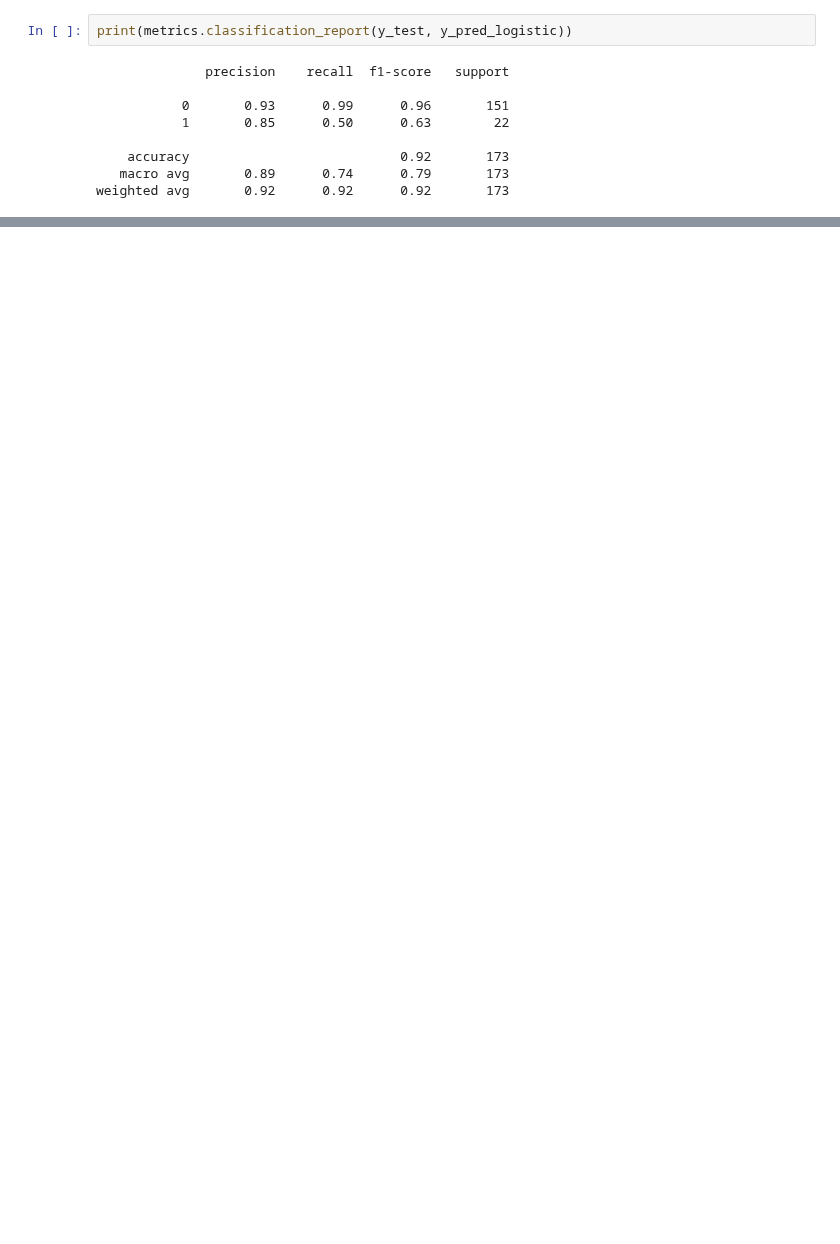
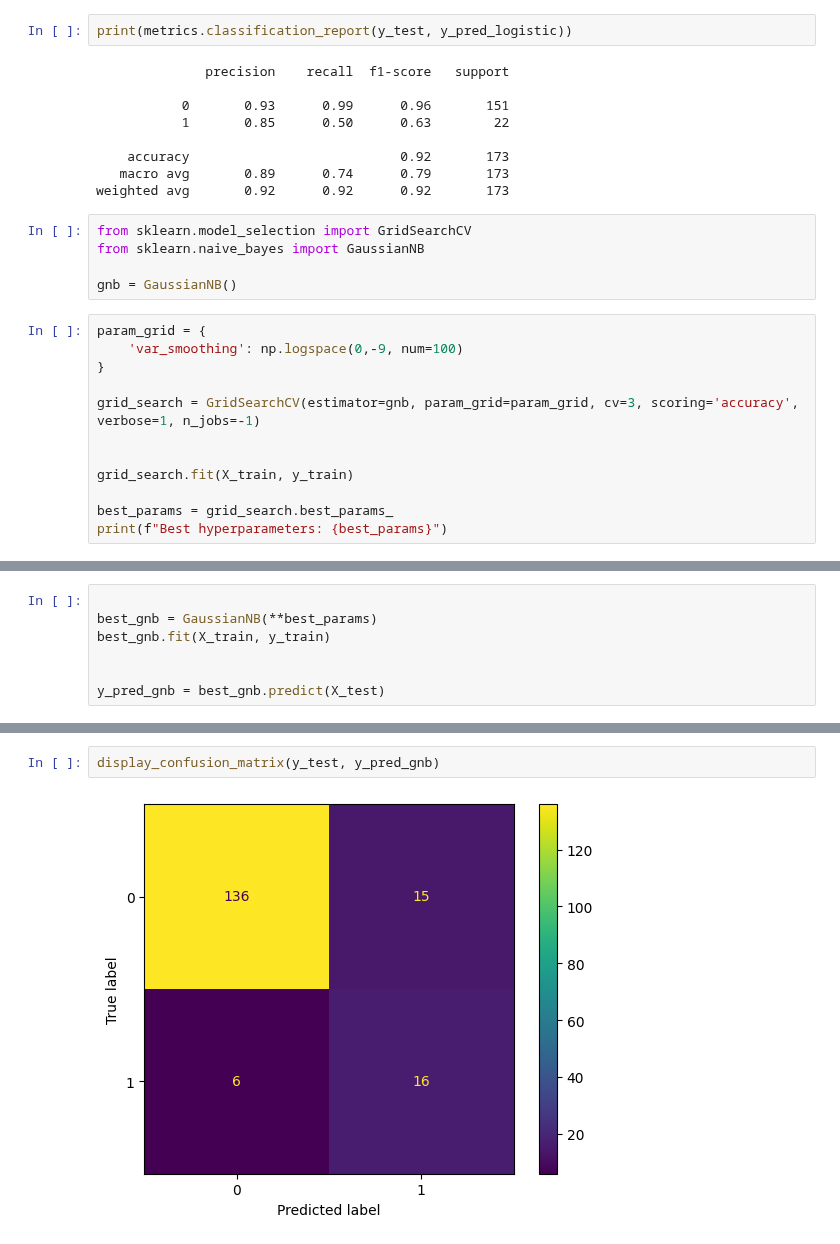
Before and after one commit to mohamedrezk122/covid-19-outcome-prediction, a Jupyter notebook: analysis.ipynb, the cells around one changed output, grey strips where cells are left out. Saved outputs shown, nothing was run; the diff lists cells and outputs as text; blank space fills up the shorter version.

Commit message:
Naïve Bayes  add

```diff
--- a/analysis.ipynb
+++ b/analysis.ipynb
@@ -262,3 +263,20 @@ print(metrics.classification_report(y_test, y_pred_logistic))
     accuracy                           0.92       173
    macro avg       0.89      0.74      0.79       173
 weighted avg       0.92      0.92      0.92       173
+# %%
+from sklearn.model_selection import GridSearchCV
+from sklearn.naive_bayes import GaussianNB
+
+gnb = GaussianNB()
+# %%
+param_grid = {
+    'var_smoothing': np.logspace(0,-9, num=100)
+}
+
+grid_search = GridSearchCV(estimator=gnb, param_grid=param_grid, cv=3, scoring='accuracy', verbose=1, n_jobs=-1)
+
+
+grid_search.fit(X_train, y_train)
+
+best_params = grid_search.best_params_
+print(f"Best hyperparameters: {best_params}")
@@ -264,0 +286,7 @@ weighted avg       0.92      0.92      0.92       173
+# %%
+
+best_gnb = GaussianNB(**best_params)
+best_gnb.fit(X_train, y_train)
+
+
+y_pred_gnb = best_gnb.predict(X_test)
@@ -264,0 +306,4 @@ weighted avg       0.92      0.92      0.92       173
+# %%
+display_confusion_matrix(y_test, y_pred_gnb)
+# %% [output]
+[figure, added]
```
Also changed, not shown: parts of 8 cells of this notebook.
